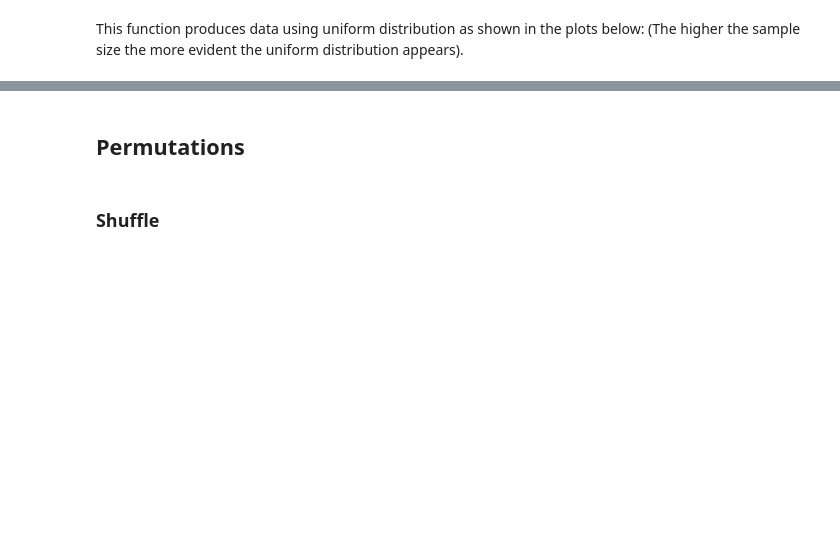
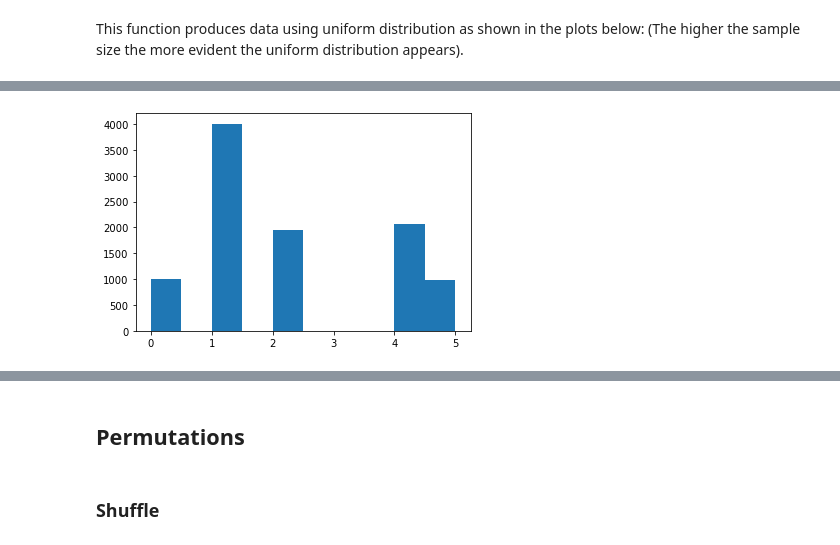
Before and after one commit to ShanePAustin/numpy-random, a Jupyter notebook: numpy-random.ipynb, the cells around one changed output, grey strips where cells are left out. Drawn from its saved outputs; the diff is of its cells as text; code cells hidden in the pictures; blank space fills up the shorter version.

```diff
--- a/numpy-random.ipynb
+++ b/numpy-random.ipynb
@@ -126,0 +189,6 @@ plt.show()
+# %%
+dice = rng.choice(6,10000, p= [0.1, 0.4, 0.2, 0, 0.2, 0.1])
+plt.hist(dice)
+plt.show()
+# %% [output]
+[figure, added]
```
Also changed, not shown: parts of 24 cells of this notebook.
